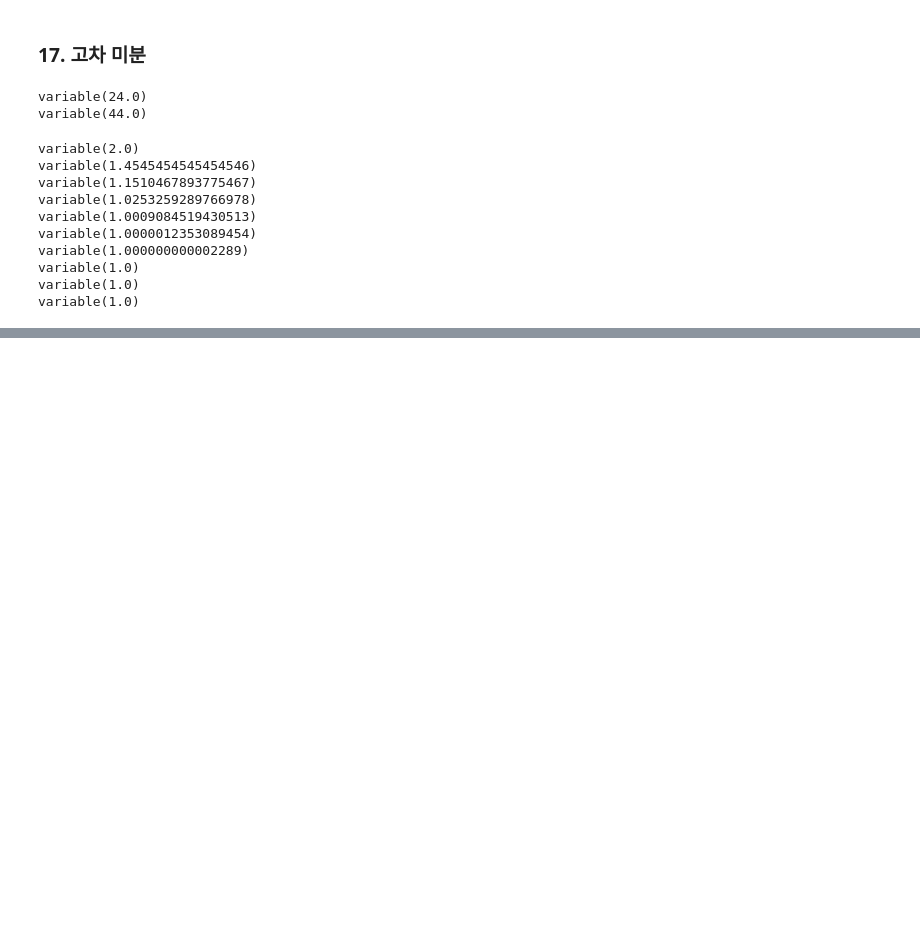
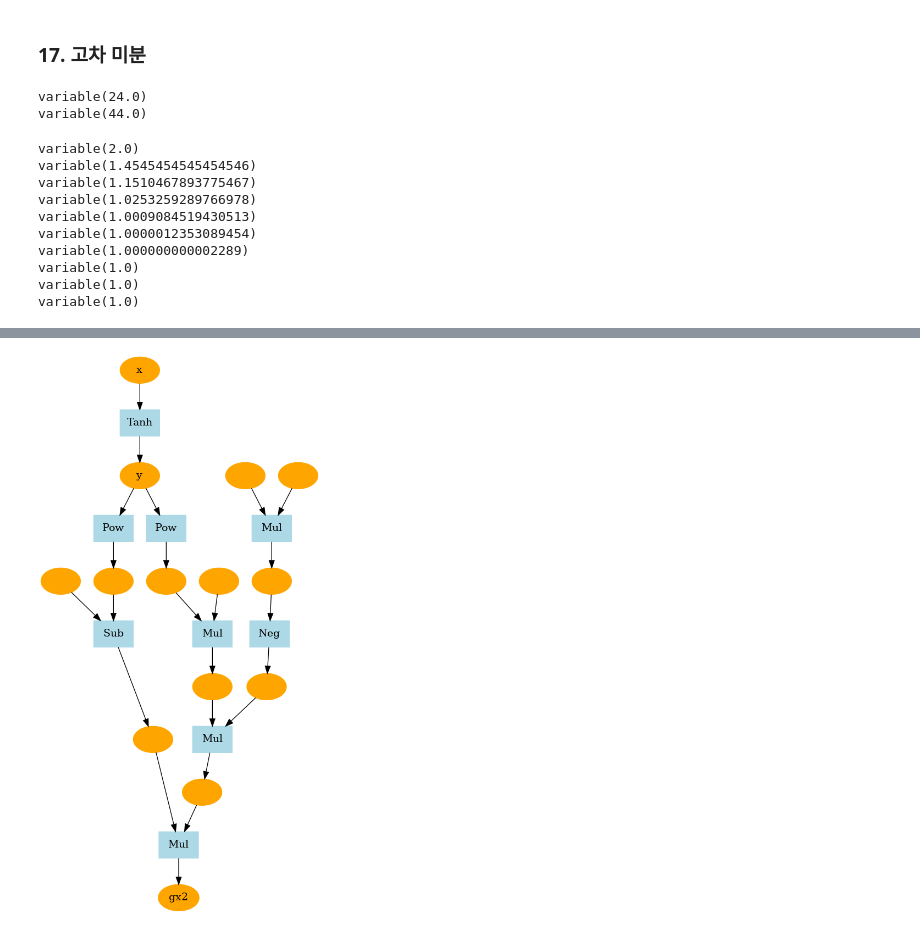
Before and after one commit to KangHoML/DeZero, a Jupyter notebook: progress.ipynb, the cells around one changed output, grey strips where cells are left out. Saved outputs shown, nothing was run; the diff lists cells and outputs as text; code cells hidden in the pictures; blank space fills up the shorter version.

```diff
--- a/progress.ipynb
+++ b/progress.ipynb
@@ -420,0 +452,18 @@ variable(1.0)
+# %%
+x = Variable(np.array(1.0))
+y = F.tanh(x)
+x.name = 'x'
+y.name = 'y'
+y.backward(create_graph=True)
+
+iters = 1
+for _ in range(iters):
+    gx = x.grad
+    x.cleargrad()
+    gx.backward(create_graph=True)
+
+gx = x.grad
+gx.name = 'gx' + str(iters+1)
+plot_dot_graph(gx, verbose=False, to_file='tanh.png')
+# %% [output]
+[figure, added]
```
Also changed, not shown: parts of 3 cells of this notebook, 2 other files.
